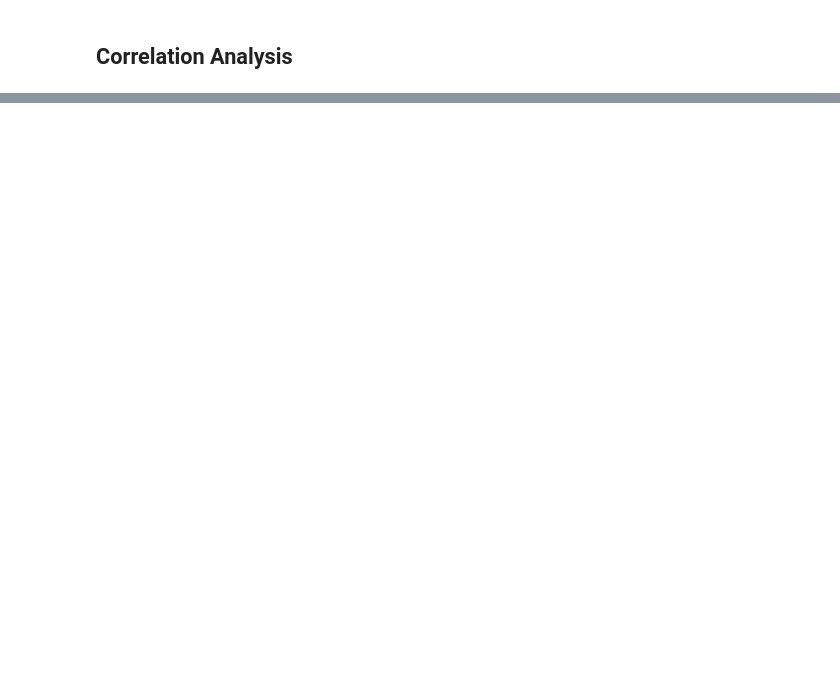
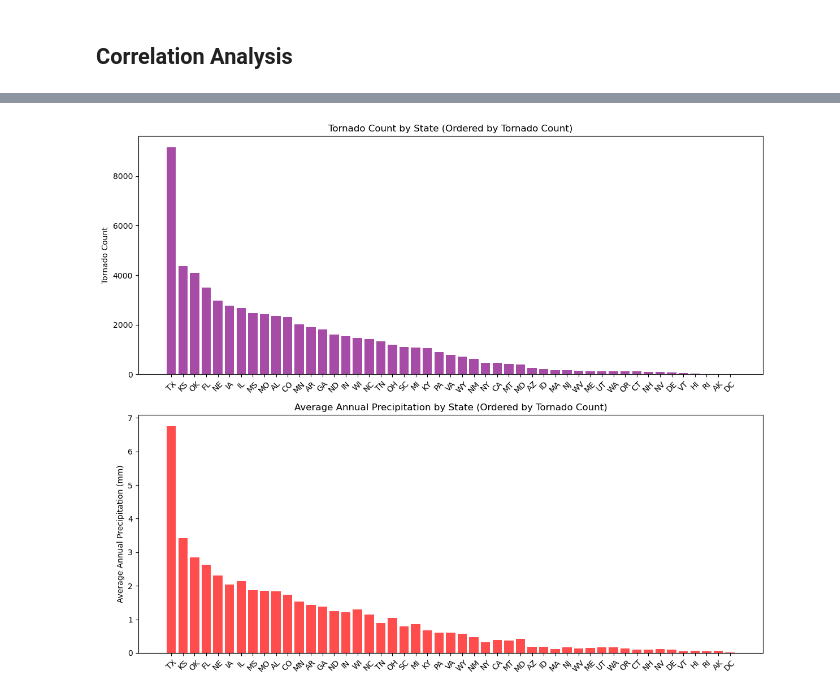
Before and after one commit to TheeLuke/Tornado-Data-Analysis, a Jupyter notebook: Tornado Analysis.ipynb, the cells around one changed output, grey strips where cells are left out. Drawn from its saved outputs; the diff is of its cells as text; code cells hidden in the pictures; blank space fills up the shorter version.

```diff
--- a/Tornado Analysis.ipynb
+++ b/Tornado Analysis.ipynb
@@ -779,27 +796,29 @@ plt.show()
 # %%
-total_precipitation_per_state_year = tornado_data.groupby(['State', 'state_encoded', 'yr'])['precipitation_mm'].sum().reset_index()
+total_precipitation_per_state_year = s_tornado_data.groupby(['State', 'state_encoded', 'yr'])['precipitation_mm'].sum().reset_index()
 
 average_annual_precipitation_per_state = total_precipitation_per_state_year.groupby(['State', 'state_encoded'])['precipitation_mm'].mean().reset_index(name='Average Annual Precipitation')
 average_annual_precipitation_per_state = average_annual_precipitation_per_state.sort_values(by='Average Annual Precipitation', ascending=False)
 
 tornado_count_per_state = data.groupby('State').size().reset_index(name='Tornado Count')
 tornado_count_per_state = tornado_count_per_state.sort_values(by='Tornado Count', ascending=False)
 
 merged_data = pd.merge(tornado_count_per_state, average_annual_precipitation_per_state, on='State', how='inner')
 
 fig, axs = plt.subplots(2, 1, figsize=(12, 10))
 axs[0].bar(merged_data['State'], merged_data['Tornado Count'], color='purple', alpha=0.7)
 axs[0].set_ylabel('Tornado Count')
 axs[0].set_title('Tornado Count by State (Ordered by Tornado Count)')
 axs[0].tick_params(axis='x', rotation=45)
 
 axs[1].bar(merged_data['State'], merged_data['Average Annual Precipitation'], color='red', alpha=0.7)
 axs[1].set_ylabel('Average Annual Precipitation (mm)')
 axs[1].set_title('Average Annual Precipitation by State (Ordered by Tornado Count)')
 axs[1].tick_params(axis='x', rotation=45)
 
 plt.tight_layout()
 plt.show()
+# %% [output]
+[figure, added]
 # %%
 matrix = merged_data[['state_encoded', 'Tornado Count', 'Average Annual Precipitation']].corr()
 
```
Also changed, not shown: parts of 26 cells of this notebook.
